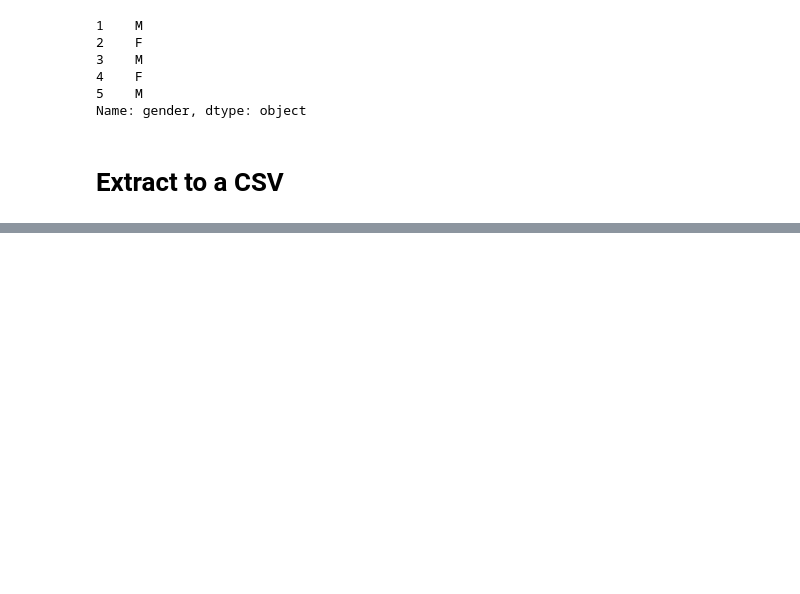
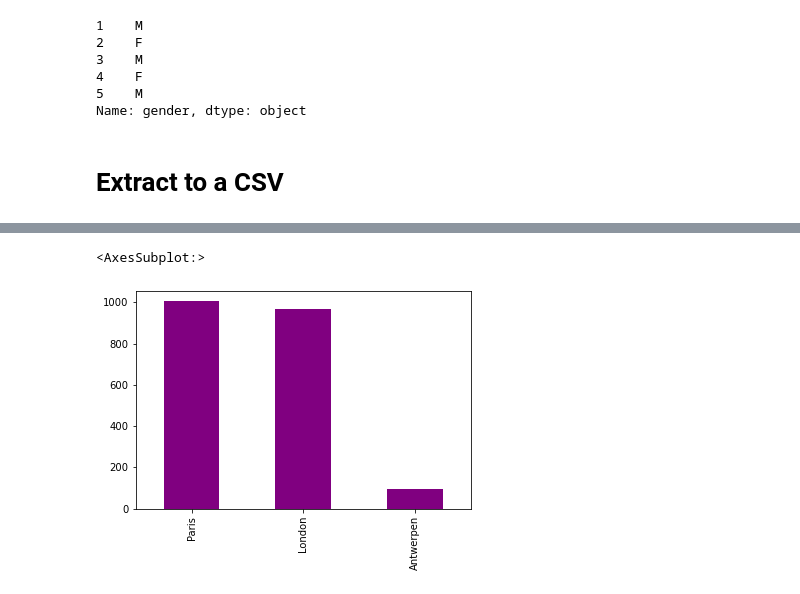
Before and after one commit to siandav/cosferlabwork, a Jupyter notebook: Jupyter/Week1/Day2 H4A_analysis_1.ipynb, the cells around one changed output, grey strips where cells are left out. Saved outputs shown, nothing was run; the diff lists cells and outputs as text; code cells hidden in the pictures; blank space fills up the shorter version.

```diff
--- a/Jupyter/Week1/Day2 H4A_analysis_1.ipynb
+++ b/Jupyter/Week1/Day2 H4A_analysis_1.ipynb
@@ -561,0 +835,4 @@ data.to_csv('data for class/day1_analysis_H4A.csv', index=False)
+# %%
+# parse utc date field into DATE TYPE
+df['date.utc'] = pd.to_datetime(df['date.utc'],errors='coerce')
+df.info()
@@ -561,0 +864,4 @@ data.to_csv('data for class/day1_analysis_H4A.csv', index=False)
+# %%
+# isolate parts of the date - pull out day, month, hours ...
+# in this case number of weekday
+df['weekday']=pd.DatetimeIndex(df['date.utc']).weekday
@@ -561,0 +879,2 @@ data.to_csv('data for class/day1_analysis_H4A.csv', index=False)
+# %%
+df['weekday']=df['date.utc'].dt.strftime('%a')
@@ -561,0 +890,10 @@ data.to_csv('data for class/day1_analysis_H4A.csv', index=False)
+# %%
+## create 2 new columns for date (without the time) and four hour (without the date)
+df['dates']=pd.to_datetime(df['date.utc']).dt.date
+df['time']=pd.to_datetime(df['date.utc']).dt.time
+
+df['date']=df['date.utc'].dt.strftime('%Y%m%d')
+df['date1']=pd.DatetimeIndex(df['date.utc']).date
+## other options
+df['hourofday']=df['date.utc'].dt.strftime('%H')
+df['hourofday2']=pd.DatetimeIndex(df['date.utc']).hour
@@ -561,0 +1016,5 @@ data.to_csv('data for class/day1_analysis_H4A.csv', index=False)
+# %%
+df['city'].value_counts().plot(kind='bar',color='purple')
+# %% [output]
+<AxesSubplot:>
+[figure, added]
```
Also changed, not shown: parts of 69 cells of this notebook, 7 other files.
